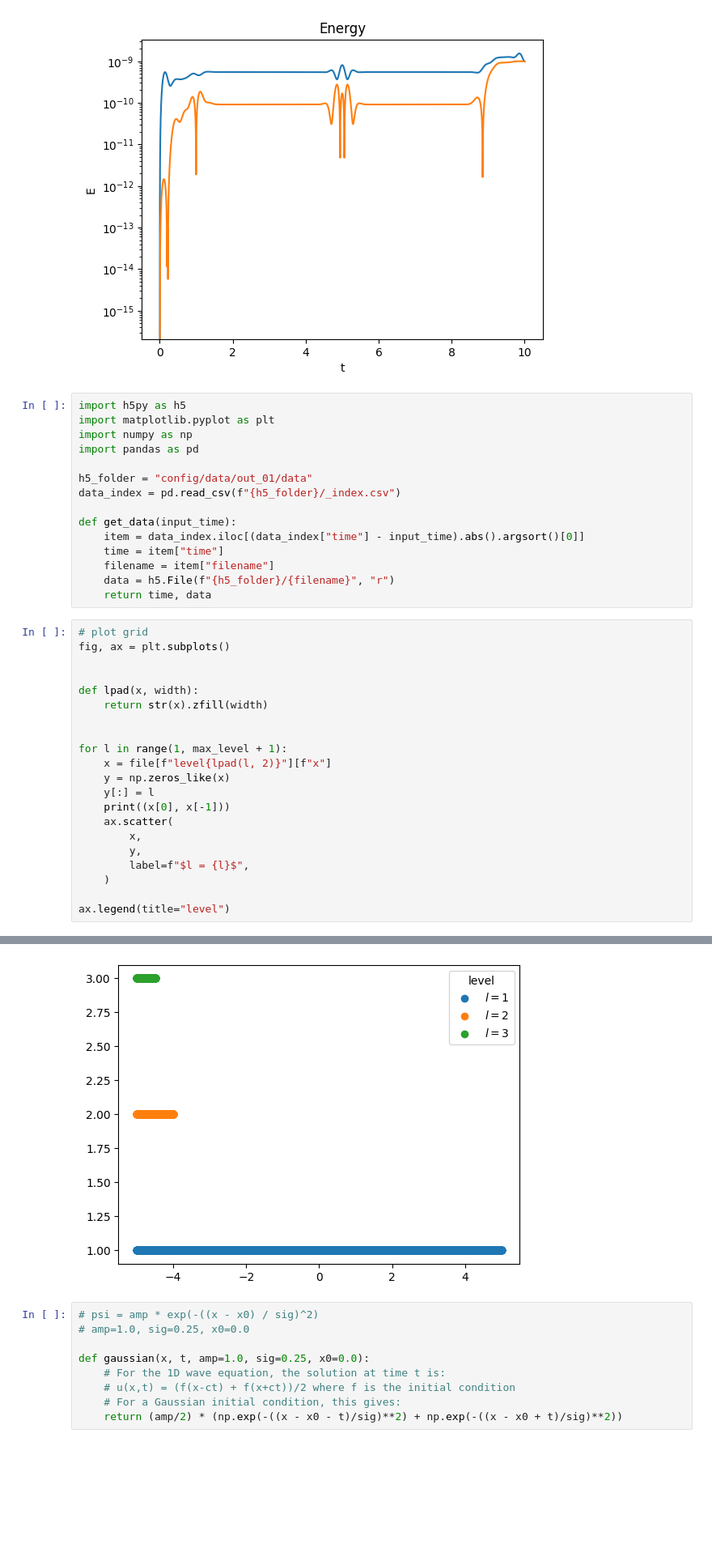
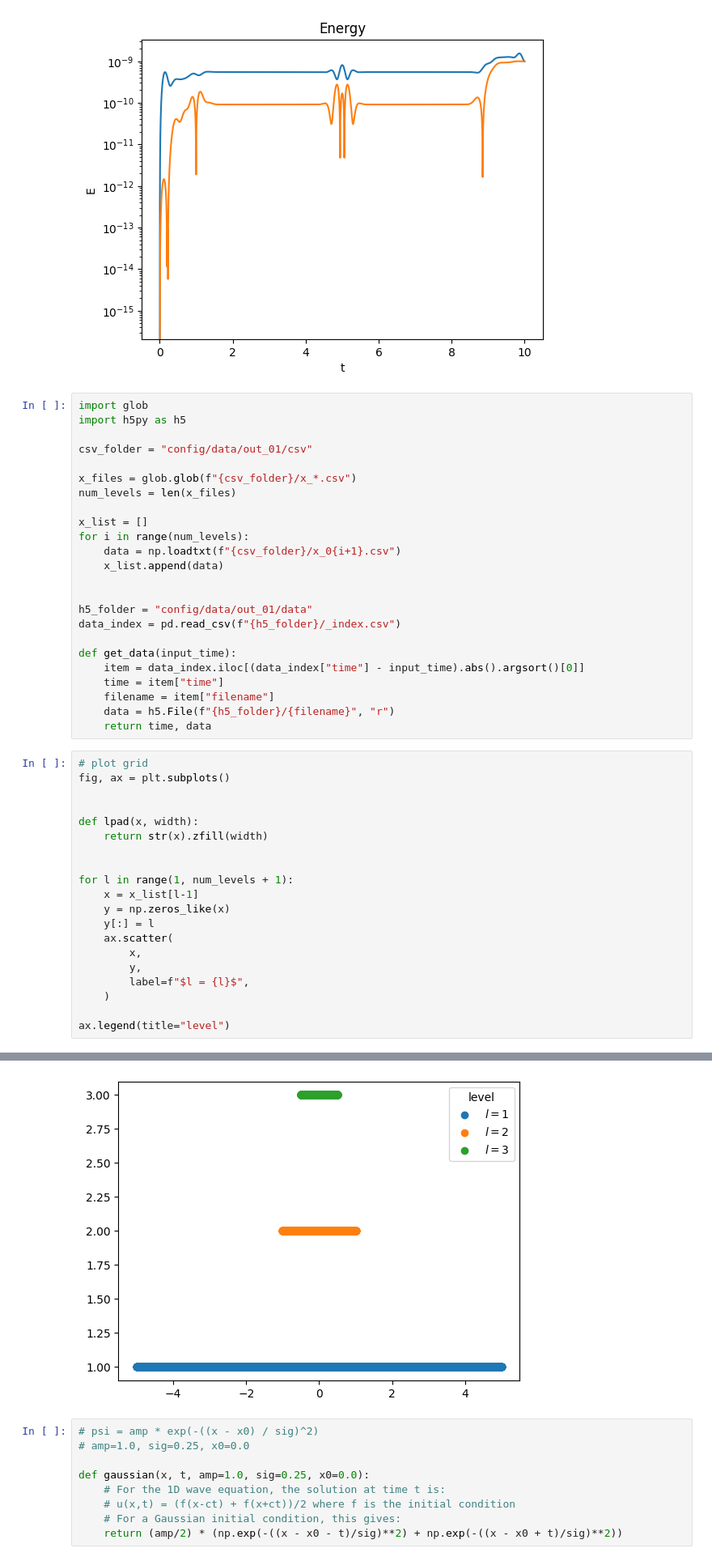
Before and after one commit to AuroraDysis/FixedMeshRefinement.jl, a Jupyter notebook: examples/wave/plot.ipynb, the cells around one changed output, grey strips where cells are left out. Shown at 81% size. Drawn from its saved outputs; the diff is of its cells as text; blank space fills up the shorter version.

```diff
--- a/examples/wave/plot.ipynb
+++ b/examples/wave/plot.ipynb
@@ -17,10 +17,19 @@ plt.show()
 # %% [output]
 [figure]
 # %%
+import glob
 import h5py as h5
-import matplotlib.pyplot as plt
-import numpy as np
-import pandas as pd
+
+csv_folder = "config/data/out_01/csv"
+
+x_files = glob.glob(f"{csv_folder}/x_*.csv")
+num_levels = len(x_files)
+
+x_list = []
+for i in range(num_levels):
+    data = np.loadtxt(f"{csv_folder}/x_0{i+1}.csv")
+    x_list.append(data)
+
 
 h5_folder = "config/data/out_01/data"
 data_index = pd.read_csv(f"{h5_folder}/_index.csv")
@@ -40,11 +49,10 @@ def lpad(x, width):
     return str(x).zfill(width)
 
 
-for l in range(1, max_level + 1):
-    x = file[f"level{lpad(l, 2)}"][f"x"]
+for l in range(1, num_levels + 1):
+    x = x_list[l-1]
     y = np.zeros_like(x)
     y[:] = l
-    print((x[0], x[-1]))
     ax.scatter(
         x,
         y,
@@ -60,4 +65,4 @@ ax.legend(title="level")
-[figure, old version]
+[figure, new version]
 # %%
 # psi = amp * exp(-((x - x0) / sig)^2)
 # amp=1.0, sig=0.25, x0=0.0
```
Also changed, not shown: parts of 4 cells of this notebook.
